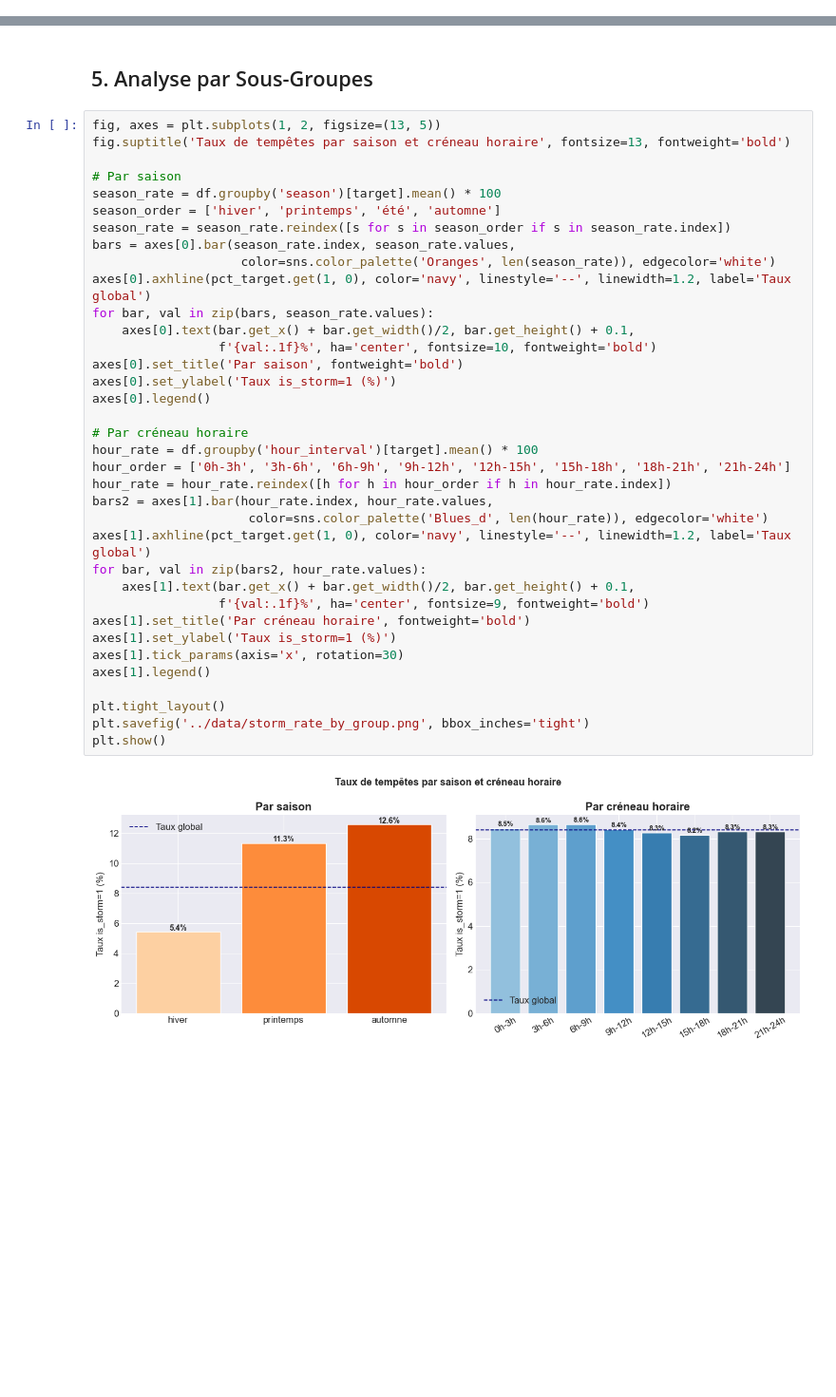
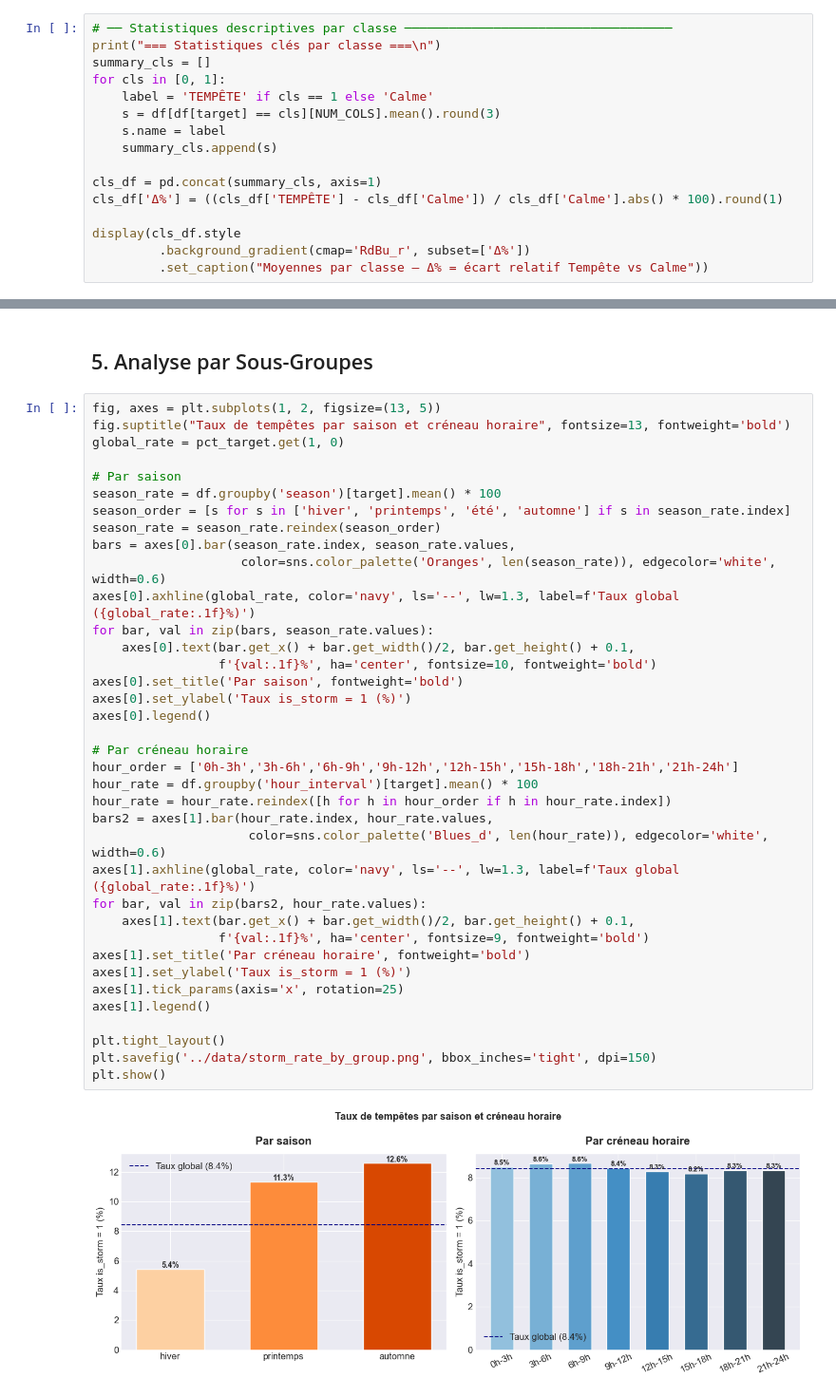
Before and after one commit to douae-rohand/PROJET_AURORAS, a Jupyter notebook: notebooks/02_eda.ipynb, the cells around one changed output, grey strips where cells are left out. Shown at 95% size. Saved outputs shown, nothing was run; the diff lists cells and outputs as text; blank space fills up the shorter version.

```diff
--- a/notebooks/02_eda.ipynb
+++ b/notebooks/02_eda.ipynb
@@ -492,0 +303,16 @@ for feat, r in signals.items():
+# %%
+# ── Statistiques descriptives par classe ────────────────────────────────────
+print("=== Statistiques clés par classe ===\n")
+summary_cls = []
+for cls in [0, 1]:
+    label = 'TEMPÊTE' if cls == 1 else 'Calme'
+    s = df[df[target] == cls][NUM_COLS].mean().round(3)
+    s.name = label
+    summary_cls.append(s)
+
+cls_df = pd.concat(summary_cls, axis=1)
+cls_df['Δ%'] = ((cls_df['TEMPÊTE'] - cls_df['Calme']) / cls_df['Calme'].abs() * 100).round(1)
+
+display(cls_df.style
+         .background_gradient(cmap='RdBu_r', subset=['Δ%'])
+         .set_caption("Moyennes par classe — Δ% = écart relatif Tempête vs Calme"))
@@ -598,39 +627,40 @@ else:
 ## 5. Analyse par Sous-Groupes
 # %%
 fig, axes = plt.subplots(1, 2, figsize=(13, 5))
-fig.suptitle('Taux de tempêtes par saison et créneau horaire', fontsize=13, fontweight='bold')
+fig.suptitle("Taux de tempêtes par saison et créneau horaire", fontsize=13, fontweight='bold')
+global_rate = pct_target.get(1, 0)
 
 # Par saison
 season_rate = df.groupby('season')[target].mean() * 100
-season_order = ['hiver', 'printemps', 'été', 'automne']
-season_rate = season_rate.reindex([s for s in season_order if s in season_rate.index])
+season_order = [s for s in ['hiver', 'printemps', 'été', 'automne'] if s in season_rate.index]
+season_rate = season_rate.reindex(season_order)
 bars = axes[0].bar(season_rate.index, season_rate.values,
-                    color=sns.color_palette('Oranges', len(season_rate)), edgecolor='white')
-axes[0].axhline(pct_target.get(1, 0), color='navy', linestyle='--', linewidth=1.2, label='Taux global')
+                    color=sns.color_palette('Oranges', len(season_rate)), edgecolor='white', width=0.6)
+axes[0].axhline(global_rate, color='navy', ls='--', lw=1.3, label=f'Taux global ({global_rate:.1f}%)')
 for bar, val in zip(bars, season_rate.values):
     axes[0].text(bar.get_x() + bar.get_width()/2, bar.get_height() + 0.1,
                  f'{val:.1f}%', ha='center', fontsize=10, fontweight='bold')
 axes[0].set_title('Par saison', fontweight='bold')
-axes[0].set_ylabel('Taux is_storm=1 (%)')
+axes[0].set_ylabel('Taux is_storm = 1 (%)')
 axes[0].legend()
 
 # Par créneau horaire
+hour_order = ['0h-3h','3h-6h','6h-9h','9h-12h','12h-15h','15h-18h','18h-21h','21h-24h']
 hour_rate = df.groupby('hour_interval')[target].mean() * 100
-hour_order = ['0h-3h', '3h-6h', '6h-9h', '9h-12h', '12h-15h', '15h-18h', '18h-21h', '21h-24h']
 hour_rate = hour_rate.reindex([h for h in hour_order if h in hour_rate.index])
 bars2 = axes[1].bar(hour_rate.index, hour_rate.values,
-                     color=sns.color_palette('Blues_d', len(hour_rate)), edgecolor='white')
-axes[1].axhline(pct_target.get(1, 0), color='navy', linestyle='--', linewidth=1.2, label='Taux global')
+                     color=sns.color_palette('Blues_d', len(hour_rate)), edgecolor='white', width=0.6)
+axes[1].axhline(global_rate, color='navy', ls='--', lw=1.3, label=f'Taux global ({global_rate:.1f}%)')
 for bar, val in zip(bars2, hour_rate.values):
     axes[1].text(bar.get_x() + bar.get_width()/2, bar.get_height() + 0.1,
                  f'{val:.1f}%', ha='center', fontsize=9, fontweight='bold')
 axes[1].set_title('Par créneau horaire', fontweight='bold')
-axes[1].set_ylabel('Taux is_storm=1 (%)')
-axes[1].tick_params(axis='x', rotation=30)
+axes[1].set_ylabel('Taux is_storm = 1 (%)')
+axes[1].tick_params(axis='x', rotation=25)
 axes[1].legend()
 
 plt.tight_layout()
-plt.savefig('../data/storm_rate_by_group.png', bbox_inches='tight')
+plt.savefig('../data/storm_rate_by_group.png', bbox_inches='tight', dpi=150)
 plt.show()
 # %% [output]
-[figure, old version]
+[figure, new version]
```
Also changed, not shown: parts of 84 cells of this notebook, 13 other files.
